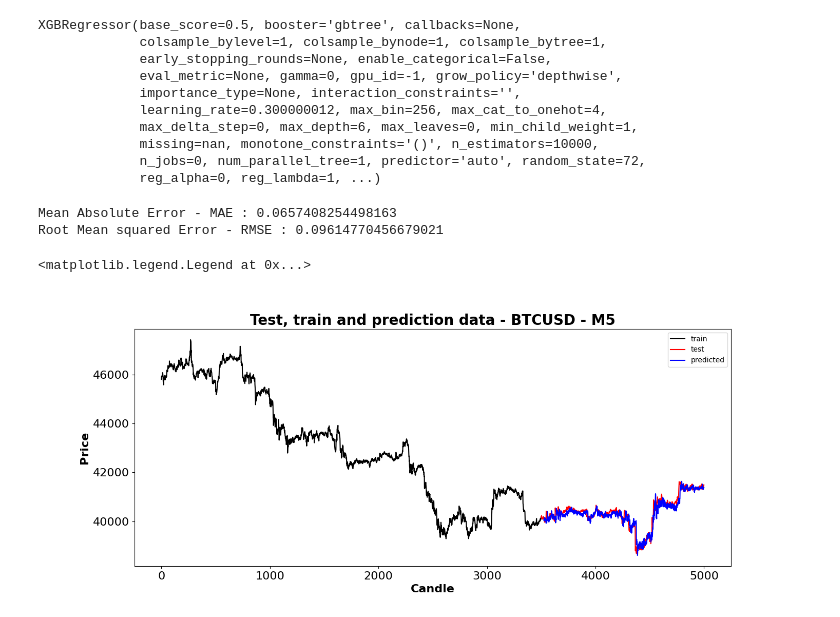
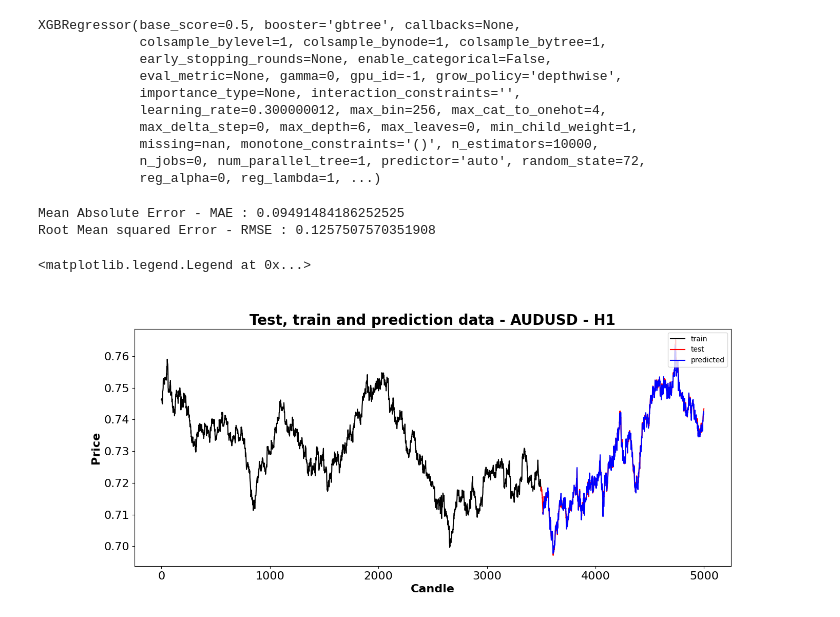
Before and after one commit to rink72/kaggle-price-prediction, a Jupyter notebook: notebook1/investigation2.ipynb, the cells around one changed output. Cells and saved outputs as stored; diff of their text form; code cells hidden in the pictures.

```diff
--- a/notebook1/investigation2.ipynb
+++ b/notebook1/investigation2.ipynb
@@ -34,11 +34,11 @@ def GetScaledData(data: pd.Series, scaler: MinMaxScaler) -> pd.Series:
   data = np.array(data).reshape(-1, 1)
   return scaler.transform(data)
 
-def GetTimeStepDataFrame(data: pd.DataFrame, lookbackTimeSteps: int, predictionTimeSteps: int, trainingColumns: list, predictionColumn: str) -> pd.DataFrame:
+def GetTimeStepDataFrame(data: pd.DataFrame, lookbackTimeSteps: int, trainingColumns: list, predictionColumn: str) -> pd.DataFrame:
   timeStepData = pd.DataFrame(index=data.index)
 
   for column in trainingColumns:
-    for i in range(predictionTimeSteps, (lookbackTimeSteps + predictionTimeSteps) + 1):
+    for i in range(0, lookbackTimeSteps + 1):
       newColName = "{0}_{1}".format(column, i)
       timeStepData[newColName] = data[column].shift(i)
 
@@ -64,12 +64,12 @@ trainingSizePercent = 0.7
 inputDataFolder = "./input/new"
 
 # Change these for prediction changes
-instrument = "BTCUSD"
-granularity = "M5"
+instrument = "AUDUSD"
+granularity = "H1"
 lookbackTimeSteps = 15
-predictionTimeSteps = 10
+predictionTimeSteps = 2
 predictionColumn = "midCloseDelta"
-trainingColumns = ["midClose", "midCloseDelta"]
+trainingColumns = ["midClose", "volume"]
 # %%
 # Import data
 
@@ -97,14 +97,16 @@ rawData
 ppData = rawData.copy()
 
 # New columns
-ppData["askCloseDelta"] = ppData["askClose"] - ppData["askClose"].shift(predictionTimeSteps)
-ppData["midCloseDelta"] = ppData["midClose"] - ppData["midClose"].shift(predictionTimeSteps)
-ppData["bidCloseDelta"] = ppData["bidClose"] - ppData["bidClose"].shift(predictionTimeSteps)
+ppData["askCloseDelta"] = ppData["askClose"].shift(-predictionTimeSteps) - ppData["askClose"]
+ppData["midCloseDelta"] = ppData["midClose"].shift(-predictionTimeSteps) - ppData["midClose"]
+ppData["bidCloseDelta"] = ppData["bidClose"].shift(-predictionTimeSteps) - ppData["bidClose"]
 
 # Split data in to test and train
 trainingEntryCount = math.floor(len(ppData) * trainingSizePercent)
 trainingData = ppData.iloc[0:trainingEntryCount, :]
 testData = ppData.iloc[trainingEntryCount:len(ppData), :]
+
+trainingData.to_csv("./train_prescaled.csv")
 
 # Scale required columns
 scaledColumns = ["bidOpen", "bidHigh", "bidLow", "midOpen", "midHigh", "midLow", "askOpen", "askHigh", "askLow", "volume", "bidClose", "midClose", "askClose", "midCloseDelta"]
@@ -118,11 +120,11 @@ for column in scaledColumns:
   testData[column] = GetScaledData(testData[column], scalerDict[column])
 
 # Add previous time steps as data available for making prediction
-trainingTimeStepData = GetTimeStepDataFrame(trainingData, lookbackTimeSteps=lookbackTimeSteps, predictionTimeSteps=predictionTimeSteps, trainingColumns=trainingColumns, predictionColumn=predictionColumn)
+trainingTimeStepData = GetTimeStepDataFrame(trainingData, lookbackTimeSteps=lookbackTimeSteps, trainingColumns=trainingColumns, predictionColumn=predictionColumn)
 X_trainingData = trainingTimeStepData.drop(columns=predictionColumn)
 Y_trainingData = trainingTimeStepData[predictionColumn]
 
-testTimeStepData = GetTimeStepDataFrame(testData, lookbackTimeSteps=lookbackTimeSteps, predictionTimeSteps=predictionTimeSteps, trainingColumns=trainingColumns, predictionColumn=predictionColumn)
+testTimeStepData = GetTimeStepDataFrame(testData, lookbackTimeSteps=lookbackTimeSteps, trainingColumns=trainingColumns, predictionColumn=predictionColumn)
 X_testData = testTimeStepData.drop(columns=predictionColumn)
 Y_testData = testTimeStepData[predictionColumn]
 
@@ -131,8 +133,9 @@ print("Y_trainingData shape:", Y_trainingData.shape)
 print("X_testData shape:", X_testData.shape)
 print("Y_testData shape:", Y_testData.shape)
 
+ppData.to_csv("./preprocess.csv")
 X_trainingData.to_csv("./train.csv")
-trainingData.to_csv("./train_raw.csv")
+trainingData.to_csv("./train_scaled.csv")
 X_testData.to_csv("./test.csv")
 testData.to_csv("./test_raw.csv")
 # %% [output]
@@ -197,5 +200,5 @@ predictions = model.predict(X_testData)
 print("Mean Absolute Error - MAE : " + str(mean_absolute_error(Y_testData, predictions)))
 print("Root Mean squared Error - RMSE : " + str(math.sqrt(mean_squared_error(Y_testData, predictions))))
 # %% [output]
-Mean Absolute Error - MAE : 0.0657408254498163
-Root Mean squared Error - RMSE : 0.09614770456679021
+Mean Absolute Error - MAE : 0.09491484186252525
+Root Mean squared Error - RMSE : 0.1257507570351908
@@ -202,27 +214,31 @@ Root Mean squared Error - RMSE : 0.09614770456679021
 # %%
 # Plot the predicted vs actual
 plotTestData = X_testData.copy()
 
 plotTestData["midClose"] = testData["midClose"]
 plotTestData["midClose"] = scalerDict["midClose"].inverse_transform(np.array(plotTestData["midClose"]).reshape(-1, 1))
+
 plotTestData["PredictedValue"] = scalerDict[predictionColumn].inverse_transform(np.array(predictions).reshape(-1, 1))
 plotTestData["PredictedCloseDelta"] = plotTestData["PredictedValue"]
 plotTestData["PredictedValue"] = plotTestData["PredictedValue"] + plotTestData["midClose"]
+plotTestData["PredictedValue"] = plotTestData["PredictedValue"].shift(predictionTimeSteps)
+
+plotTestData = plotTestData.dropna(axis=0)
 
 plotTestData.to_csv("./predictions.csv")
 
 fig, ax = plt.subplots(figsize=(15, 6))
 sns.lineplot(x = rawData.index[:trainingEntryCount], y = rawData['midClose'][:trainingEntryCount], color = 'black')
 sns.lineplot(x = rawData.index[trainingEntryCount:], y = rawData['midClose'][trainingEntryCount:], color = 'red')
 sns.lineplot(x = plotTestData.index, y = plotTestData['PredictedValue'], color = 'blue')
 
 # Formatting
 ax.set_title('Test, train and prediction data - {0} - {1}'.format(instrument, granularity), fontsize = 20, loc='center', fontdict=dict(weight='bold'))
 ax.set_xlabel('Candle', fontsize = 16, fontdict=dict(weight='bold'))
 ax.set_ylabel('Price', fontsize = 16, fontdict=dict(weight='bold'))
 plt.tick_params(axis='y', which='major', labelsize=16)
 plt.tick_params(axis='x', which='major', labelsize=16)
 plt.legend(loc='upper right' ,labels = ('train', 'test', "predicted"))
 # %% [output]
 <matplotlib.legend.Legend at 0x...>
-[figure, old version]
+[figure, new version]
```
Also changed, not shown: parts of 4 cells of this notebook, 9 other files.
